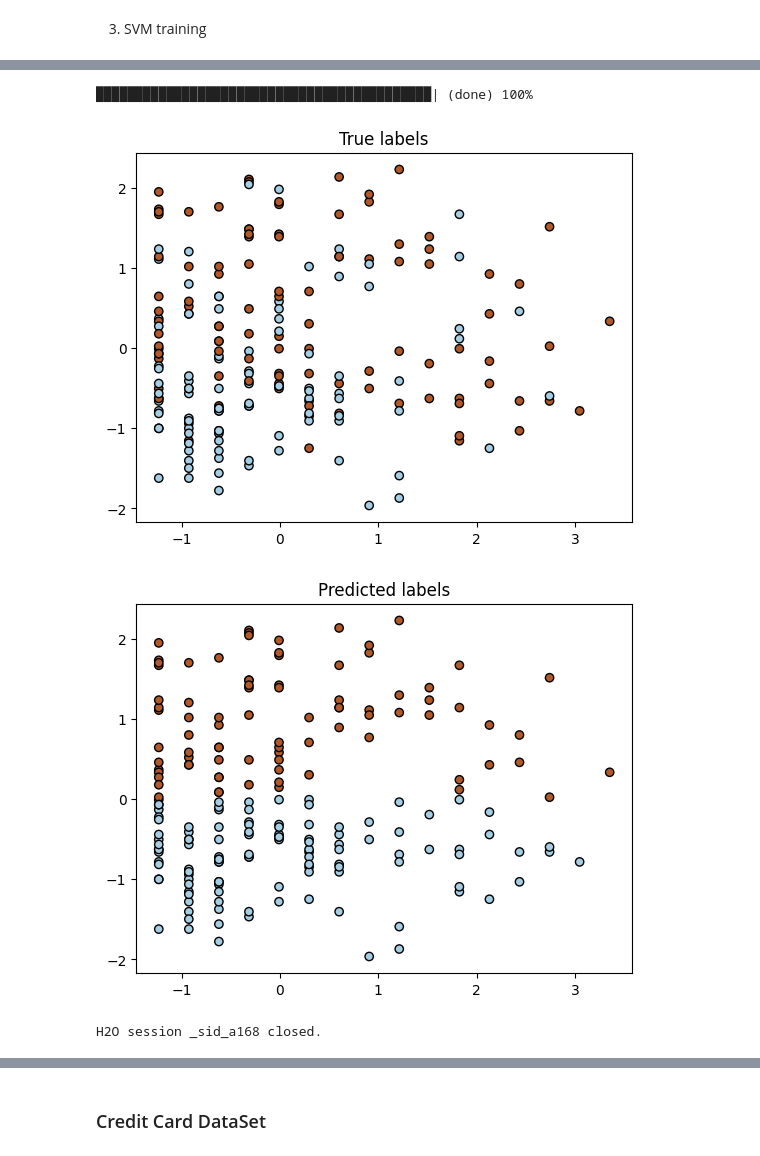
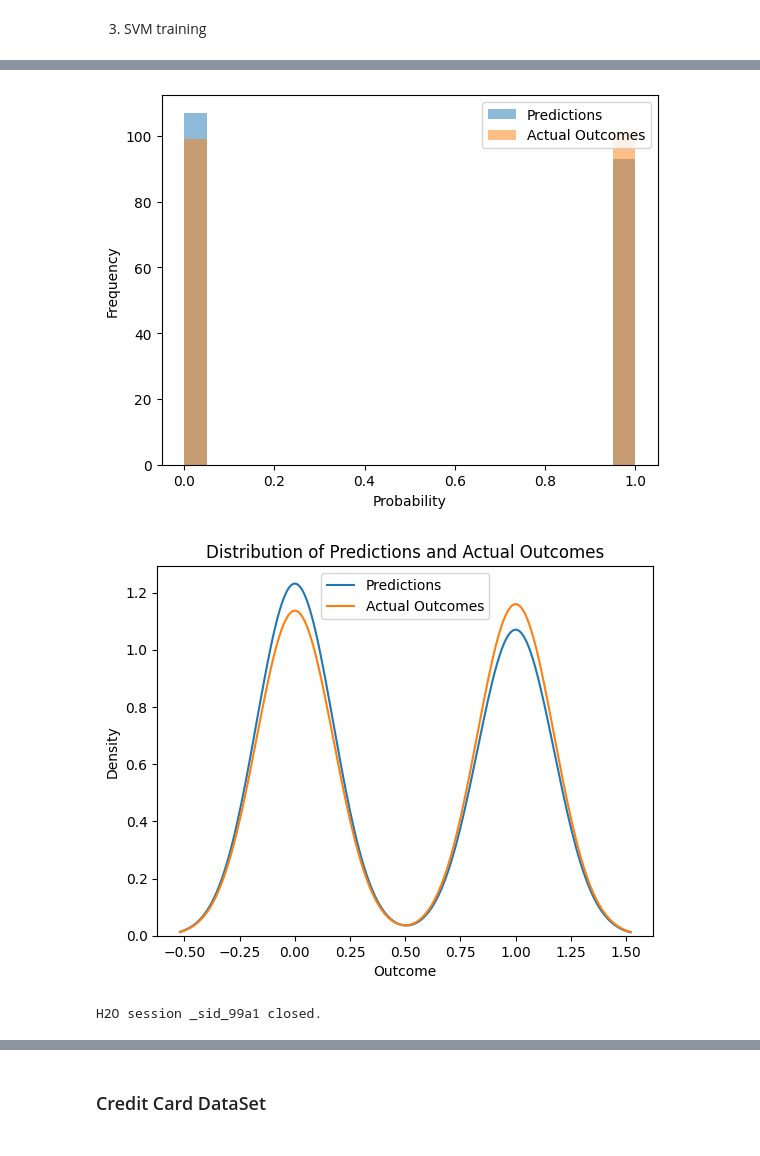
Before and after one commit to moriarais/AutomatingAnalysisModelsAndMisprediction, a Jupyter notebook: notebooks/automate_analysis.ipynb, the cells around one changed output, grey strips where cells are left out. Cells and saved outputs as stored; diff of their text form; code cells hidden in the pictures.

```diff
--- a/notebooks/automate_analysis.ipynb
+++ b/notebooks/automate_analysis.ipynb
@@ -163,7 +163,7 @@ def k_means_identify(X_train, X_test, Y_train, Y_test, label):
 # %% [markdown]
 This function is used to visualize the results of the logistic regression model to better understand the model faults and mispredictions. The first step involves standardizing the features of the training and testing sets with the StandardScaler class to have zero mean and unit variance. The logistic regression model is then fit to the standardized training set. Next, the target variables of the testing set are predicted using the predict method and converted to PyTorch tensors. These tensors are used to create two different plots to visualize the distribution of the predictions and actual outcomes. The first plot is a histogram showing the frequency of target variables for both predictions and actual outcomes, and the second plot is a kernel density estimate showing the probability density of target variables for both predictions and actual outcomes.
 # %%
-def kmeans_visualization(Y_pred, Y_test):
+def results_visualization(Y_pred, Y_test):
     # Convert the predictions and actual outcomes to PyTorch tensors
     Y_pred_torch = torch.tensor(Y_pred, dtype=torch.float32)
     Y_test_torch = torch.tensor(Y_test.values, dtype=torch.float32)
@@ -257,7 +257,7 @@ def svm_training(X_train, X_test, Y_train, Y_test, dataset, label):
     # print('We gain a better recall of the model of', (best_model_recall - svm_recall) * 100, '%')
     # print('We gain a better f1 score of the model of', (best_model_f1 - svm_f1) * 100, '%')
 
-    # results_visualization(y_pred_svm, Y_test)
+    results_visualization(y_pred_svm, Y_test)
 
     # Stop H2O cluster
     h2o.cluster().shutdown()
@@ -847,7 +868,7 @@ array([0, 0, 1, 1, 0, 0, 0, 0, 0, 0, 1, 0, 0, 0, 1, 1, 1, 1, 1, 1, 1, 0,
 # %% [markdown]
 3. SVM training
 # %%
-svm_training(copy.deepcopy(X_train_diabetes), copy.deepcopy(X_test_diabetes), copy.deepcopy(Y_train_diabetes), copy.deepcopy(Y_test_diabetes), copy.deepcopy(diabetes_df), ProcessConfig.diabetes_label)
+Y_pred_svm_diabetes = svm_training(copy.deepcopy(X_train_diabetes), copy.deepcopy(X_test_diabetes), copy.deepcopy(Y_train_diabetes), copy.deepcopy(Y_test_diabetes), copy.deepcopy(diabetes_df), ProcessConfig.diabetes_label)
 # %% [output]
 Checking whether there is an H2O instance running at http://localhost:54321..... not found.
 Attempting to start a local H2O server...
@@ -896,5 +916,4 @@ stackedensemble prediction progress: |
 Features: 1/1
-███████████████████████████████████████████| (done) 100%
-[figure, old version]
+[figure, new version]
-[figure, old version]
+[figure, new version]
-H2O session _sid_a168 closed.
+H2O session _sid_99a1 closed.
```
Also changed, not shown: parts of 22 cells of this notebook.
